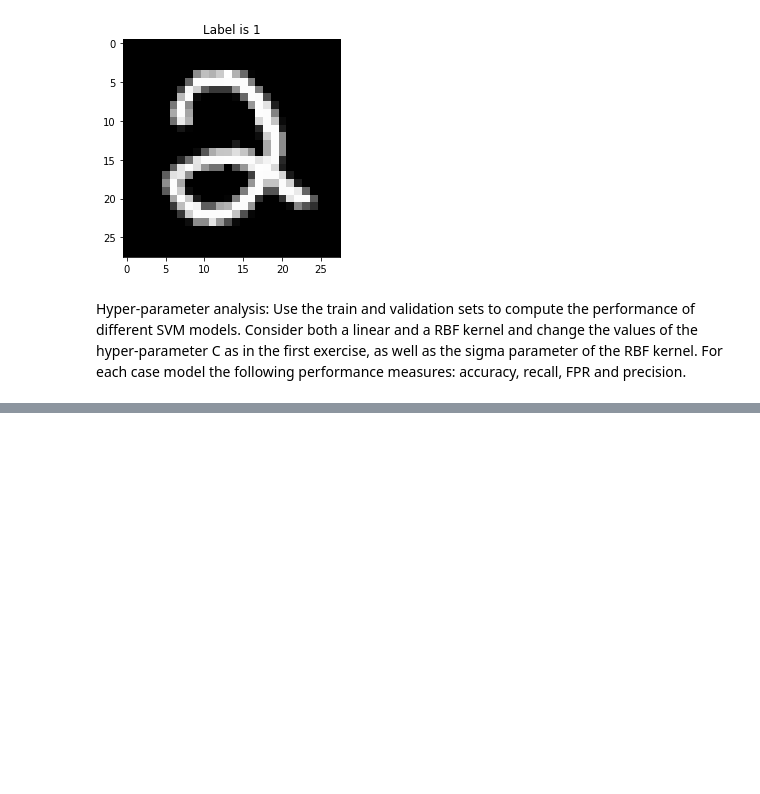
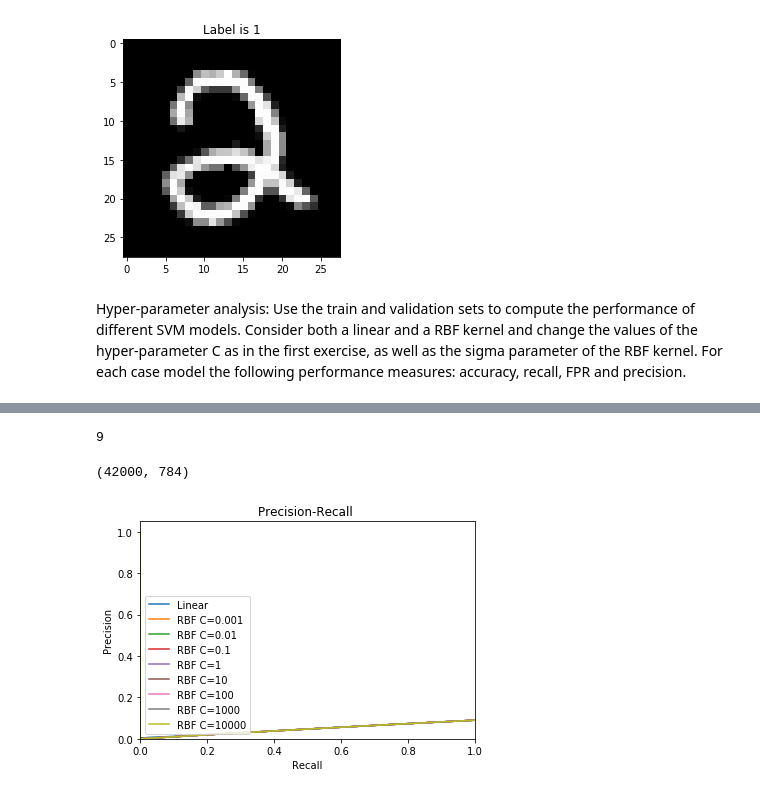
Before and after one commit to xtarx/SVMs-on-Toy-Dataset, a Jupyter notebook: ex2_2.ipynb, the cells around one changed output, grey strips where cells are left out. Saved outputs shown, nothing was run; the diff lists cells and outputs as text; code cells hidden in the pictures; blank space fills up the shorter version.

```diff
--- a/ex2_2.ipynb
+++ b/ex2_2.ipynb
@@ -215,13 +174,15 @@ def compare(names, classifiers, datasets,testsize=.4):
 # %%
 #defining a dictionary of classifier
+kernels = {'linear', 'rbf'}
 cs = [0.001, 0.01, 0.1, 1, 10, 100, 1000, 10000]
+# cs = {0.001}
 names = ["Linear"]
 
-classifiers = [svm.SVC(kernel="linear", C=1)]
+classifiers = [svm.SVC(kernel="linear",probability=True, C=1)]
 
-# for c in cs:
-#     classifiers.append(svm.SVC(kernel="rbf", C=c))
-#     names.append("RBF C="+str(c))
+for c in cs:
+    classifiers.append(svm.SVC(kernel="rbf",probability=True, C=c))
+    names.append("RBF C="+str(c))
 
 
 train_y_5=binary_dataset(5,train_y)
@@ -235,5 +196,7 @@ data_digit_5 = (pca_train_x,train_y_5)
 
 type(data_digit_5)
 datasets = [data_digit_5]
-performance=compare(names, classifiers, datasets)
+#        return perfomance, fpr,tpr,recall,precision
+
+perfomance, fpr,tpr,recall,precision=compare(names, classifiers, datasets,.8)
 # %% [output]
@@ -244,2 +212,8 @@ train_x.shape
+# %%
+len(fpr)
+# %% [output]
+9
 # %%
-pca_train_x.shape
+train_x.shape
+# %% [output]
+(42000, 784)
@@ -247,0 +220,17 @@ performance
+# %%
+# Plot Precision-Recall curve
+plt.clf()
+
+for i in range(len(perfomance)):
+
+    plt.plot(recall[i], precision[i],
+         label=names[i])
+plt.xlabel('Recall')
+plt.ylabel('Precision')
+plt.ylim([0.0, 1.05])
+plt.xlim([0.0, 1.0])
+plt.title('Precision-Recall ')
+plt.legend(loc="lower left")
+plt.show()
+# %% [output]
+[figure, added]
```
Also changed, not shown: parts of 8 cells of this notebook.
